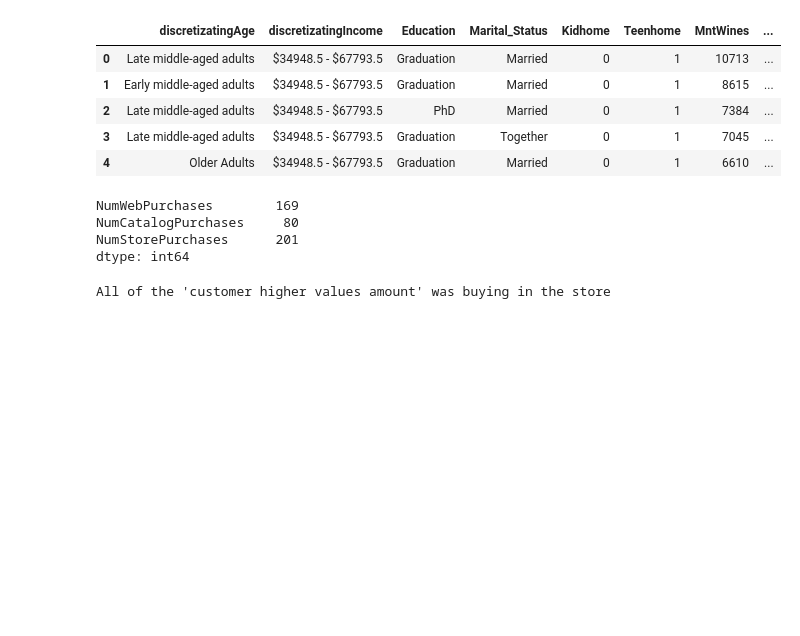
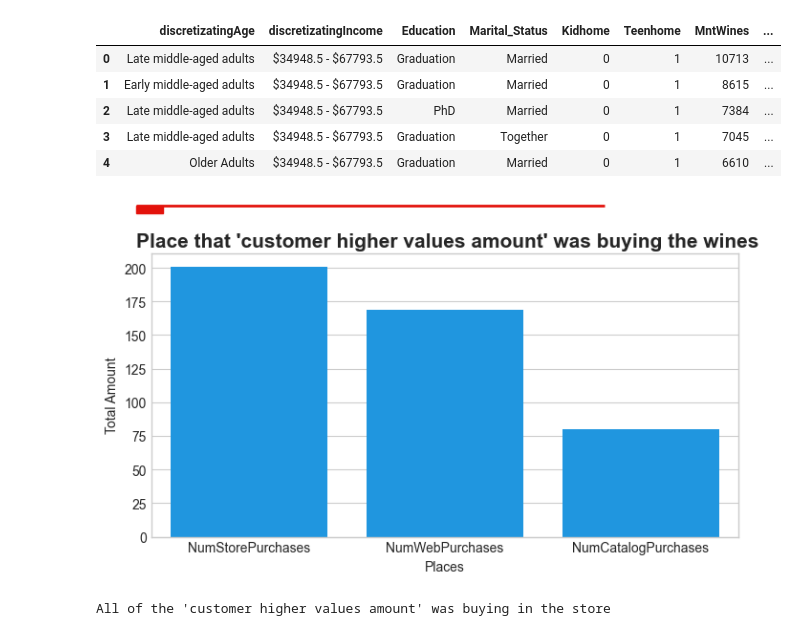
Before and after one commit to fdkurnianto/CapstoneProject2, a Jupyter notebook: notebooks/DataAnalytics.ipynb, the cells around one changed output. Drawn from its saved outputs; the diff is of its cells as text; code cells hidden in the pictures; blank space fills up the shorter version.

```diff
--- a/notebooks/DataAnalytics.ipynb
+++ b/notebooks/DataAnalytics.ipynb
@@ -430,14 +342,38 @@ dfWinesCal.nlargest(5, columns='MntWines')
 | 3 | Late middle-aged adults | $34948.5 - $67793.5 | Graduation | Together | 0 | 1 | 7045 | ... |
 | 4 | Older Adults | $34948.5 - $67793.5 | Graduation | Married | 0 | 1 | 6610 | ... |
 # %%
-# Find the place that 'customer higher values amount' was buying in the supermarket
+# Find the place that 'customer higher values amount' was buying in the wines.
 dfPlaceBuyWines = dfNoAccCamp.loc[(dfNoAccCamp.discretizatingAge == 'Late middle-aged adults') & (dfNoAccCamp.discretizatingIncome == '$34948.5 - $67793.5') & (dfNoAccCamp.Education == 'Graduation') & (dfNoAccCamp.Marital_Status == 'Married') & (dfNoAccCamp.Kidhome == 0) & (dfNoAccCamp.Teenhome == 1) & (dfNoAccCamp.MntWines != 0)]
-dfPlaceBuyWines[['NumWebPurchases', 'NumCatalogPurchases', 'NumStorePurchases']].sum()
+dfPlaceBuyWines2 = dfPlaceBuyWines[['NumWebPurchases', 'NumCatalogPurchases', 'NumStorePurchases']].sum().to_frame().reset_index().sort_values(by=0, ascending=False)
+# Inisialisasi parameter gambar
+fig,ax = plt.subplots(1, 1, figsize=(7, 3))
+
+# add line and rectangle on top.
+fig.add_artist(lines.Line2D([0, 0.7], [1.265, 1.265], lw=2, color='#E3120B', solid_capstyle="butt"))
+fig.add_artist(patches.Rectangle((0, 1.24), 0.04, 0.025, color='#E3120B'))
+
+# build first line plot
+sns.barplot(
+    data=dfPlaceBuyWines2,
+    x='index',
+    y=0,
+    palette=['#009dff']
+).set(xlabel= 'Places', ylabel= 'Total Amount')
+
+# make room below on top and bottom
+fig.subplots_adjust(top=1.1, left=0.022)
+
+# add title
+fig.text(
+    0, 1.12, "Place that 'customer higher values amount' was buying the wines",
+    fontsize=15,
+    fontweight="bold",
+)
+
+# show
+plt.show()
 # %% [output]
-NumWebPurchases        169
-NumCatalogPurchases     80
-NumStorePurchases      201
-dtype: int64
+[figure, added]
 # %%
 # to validate how many of the 'customer higher values amount' was buying in the store of supermarket
 dfPlaceBuyWines2 = dfNoAccCamp.loc[(dfNoAccCamp.discretizatingAge == 'Late middle-aged adults') & (dfNoAccCamp.discretizatingIncome == '$34948.5 - $67793.5') & (dfNoAccCamp.Education == 'Graduation') & (dfNoAccCamp.Marital_Status == 'Married') & (dfNoAccCamp.Kidhome == 0) & (dfNoAccCamp.Teenhome == 1) & (dfNoAccCamp.MntWines != 0) & (dfNoAccCamp.NumStorePurchases != 0)]
```
Also changed, not shown: parts of 95 cells of this notebook, 1 other file.
